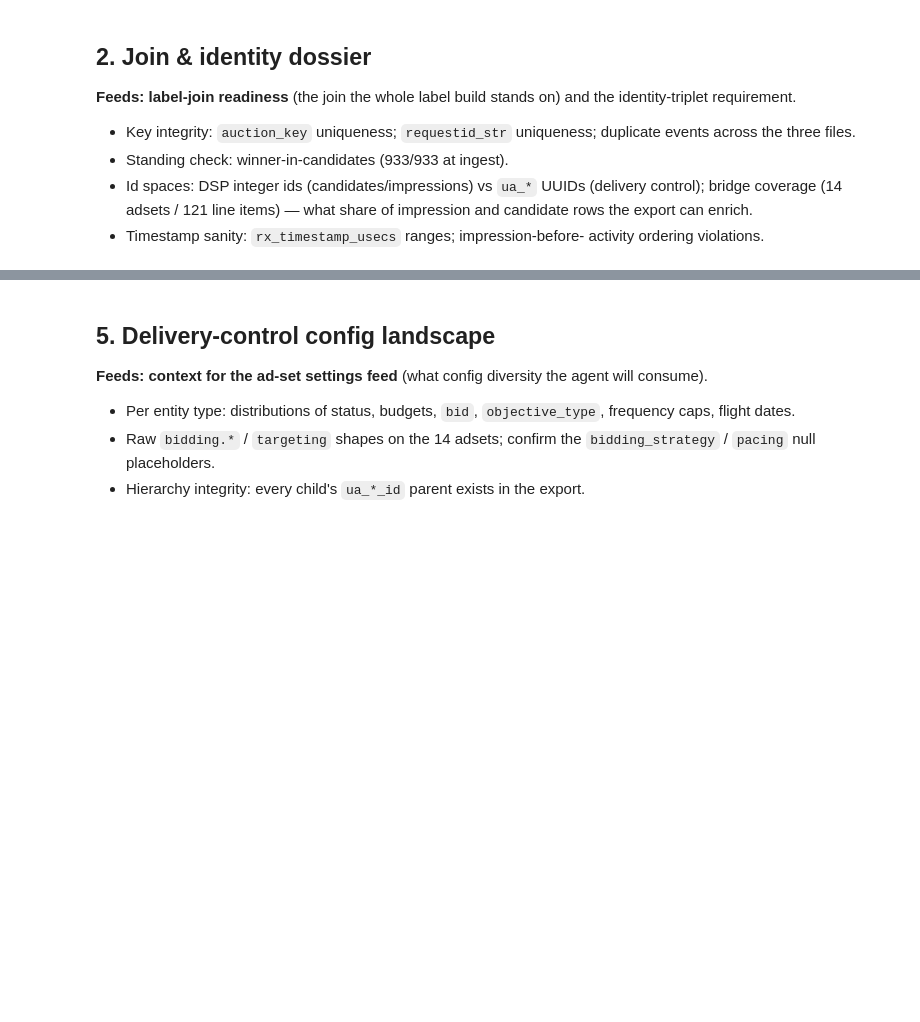
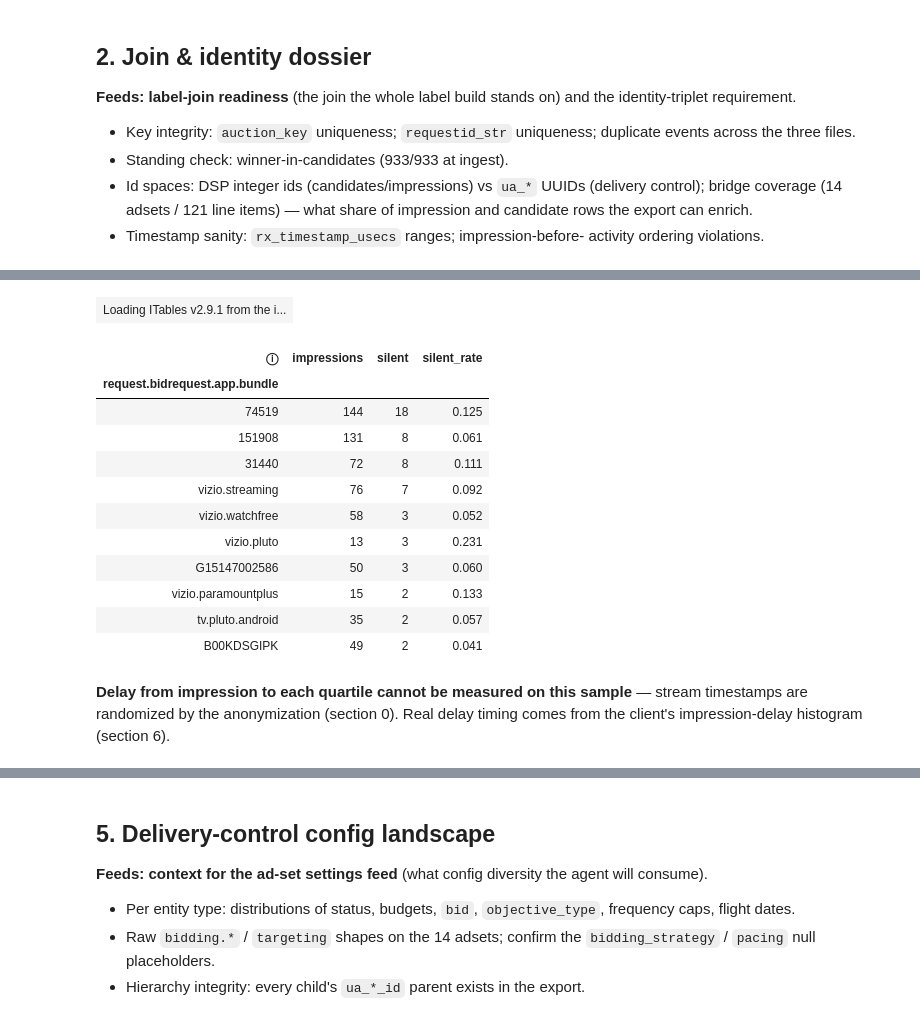
Before and after one commit to cunha-sigma/ml_offline, a Jupyter notebook: eda/notebooks/01_eda_dossier.ipynb, the cells around one changed output, grey strips where cells are left out. Saved outputs shown, nothing was run; the diff lists cells and outputs as text; code cells hidden in the pictures; blank space fills up the shorter version.

Commit message:
Reviewed EDA dossier up to section 4

```diff
--- a/eda/notebooks/01_eda_dossier.ipynb
+++ b/eda/notebooks/01_eda_dossier.ipynb
@@ -105,0 +709,30 @@ discriminating features from per-request context features.
+# %%
+bundles = events["request.bidrequest.app.bundle"]
+
+silent_by_bundle = pd.DataFrame({
+    "impressions": bundles.value_counts(),
+    "silent": bundles[events["activity_count"] == 0].value_counts(),
+}).fillna(0).astype(int)
+silent_by_bundle["silent_rate"] = (
+    silent_by_bundle["silent"] / silent_by_bundle["impressions"]
+).round(3)
+silent_by_bundle.sort_values("silent", ascending=False).head(10)
+# %% [output]
+| Loading ITables v2.9.1 from the i... |
+| ⓘ | impressions | silent | silent_rate |
+| request.bidrequest.app.bundle |  |  |  |
+| 74519 | 144 | 18 | 0.125 |
+| 151908 | 131 | 8 | 0.061 |
+| 31440 | 72 | 8 | 0.111 |
+| vizio.streaming | 76 | 7 | 0.092 |
+| vizio.watchfree | 58 | 3 | 0.052 |
+| vizio.pluto | 13 | 3 | 0.231 |
+| G15147002586 | 50 | 3 | 0.060 |
+| vizio.paramountplus | 15 | 2 | 0.133 |
+| tv.pluto.android | 35 | 2 | 0.057 |
+| B00KDSGIPK | 49 | 2 | 0.041 |
+# %% [markdown]
+**Delay from impression to each quartile cannot be measured on this
+sample** — stream timestamps are randomized by the anonymization
+(section 0). Real delay timing comes from the client's
+impression-delay histogram (section 6).
```
Also changed, not shown: parts of 48 cells of this notebook, 1 other file.
